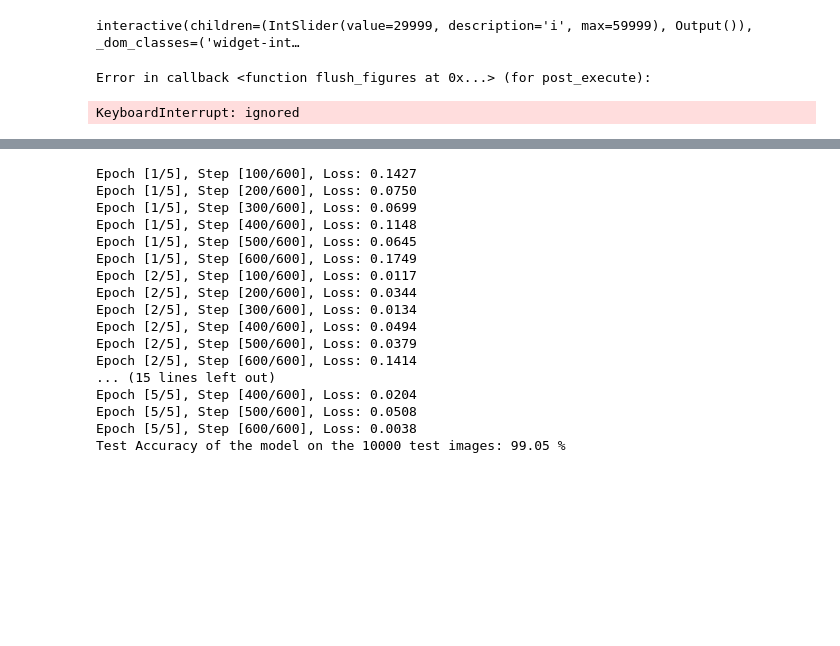
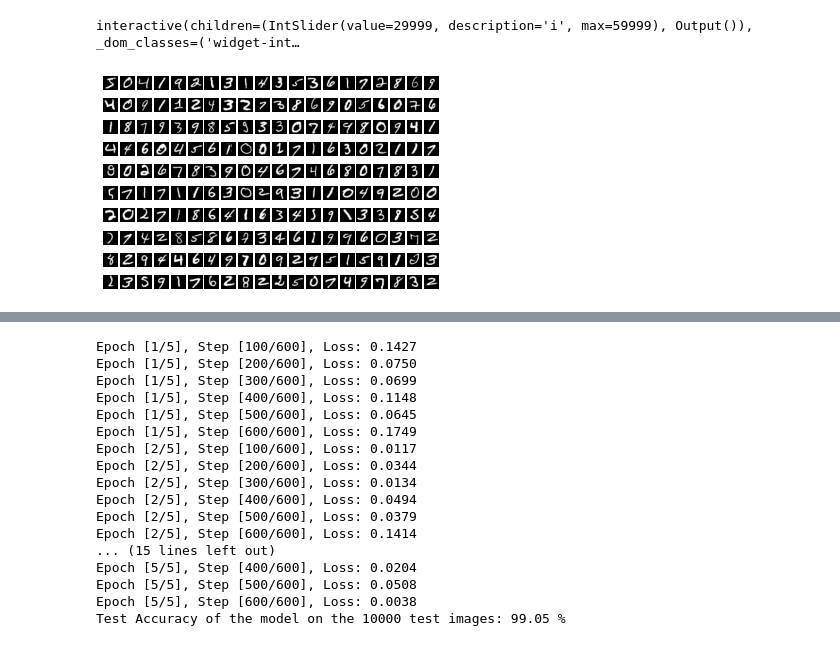
Before and after one commit to rusamentiaga/pytorch-test, a Jupyter notebook: 3_network.ipynb, the cells around one changed output, grey strips where cells are left out. Saved outputs shown, nothing was run; the diff lists cells and outputs as text; code cells hidden in the pictures; blank space fills up the shorter version.

```diff
--- a/3_network.ipynb
+++ b/3_network.ipynb
@@ -72,20 +72,19 @@ interact(ShowSample, i=(0,len(train_dataset)-1));
 interactive(children=(IntSlider(value=29999, description='i', max=59999), Output()), _dom_classes=('widget-int…
 # %%
 rows = 10
-cols = 10
+cols = 20
 
 for i in range(rows):
   for j in range(cols):
-    plt.subplot(rows,cols,1 + i*rows + j)
-    sample=train_dataset[i*rows + j]
+    plt.subplot(rows,cols,1 + i*cols + j)
+    sample=train_dataset[i*cols + j]
     img = sample[0]
     img = img.squeeze()
     plt.imshow(img)
     plt.gray()
     plt.axis('off')
 # %% [output]
-Error in callback <function flush_figures at 0x...> (for post_execute):
-KeyboardInterrupt: ignored
+[figure, added]
 # %%
 import matplotlib.pyplot as plt
 
```
Also changed, not shown: parts of 2 cells of this notebook.
